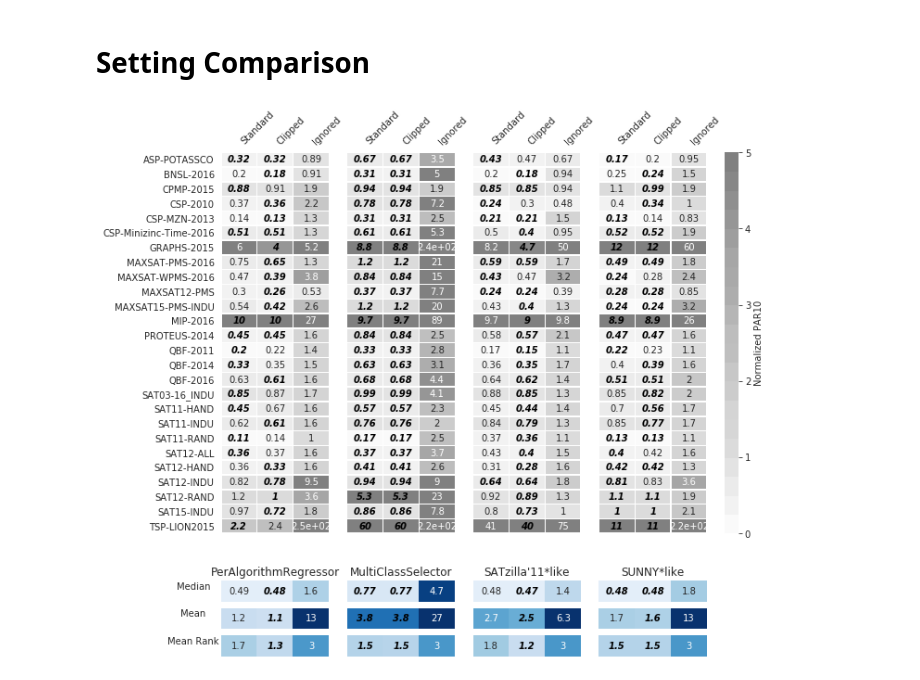
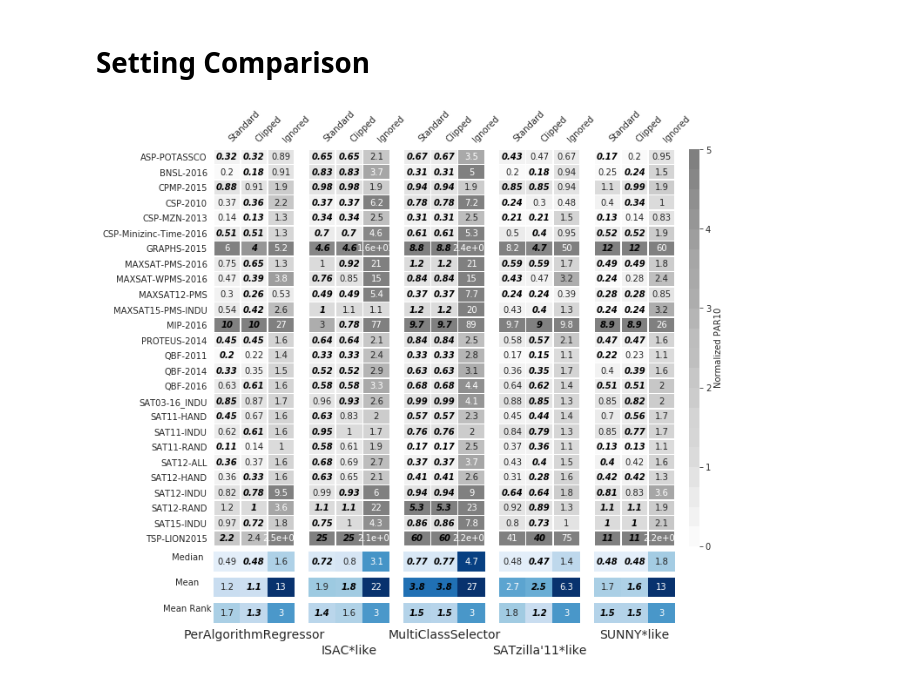
Before and after one commit to alexandertornede/algorithm_survival_analysis, a Jupyter notebook: survival_tests/results/visualization.ipynb, the cells around one changed output. Saved outputs shown, nothing was run; the diff lists cells and outputs as text; code cells hidden in the pictures.

Commit message:
updated results & visualizations

```diff
--- a/survival_tests/results/visualization.ipynb
+++ b/survival_tests/results/visualization.ipynb
@@ -42,7 +42,7 @@ data = data[['ExpectationSurvivalForest', 'AutoSurvivalForest', 'GridSearchSurvi
 
 
 fig = plt.figure(figsize=(10, 10), constrained_layout=False)
-gs = gridspec.GridSpec(4, 3, width_ratios=[30, 50, 2.5], height_ratios=[125, 5, 5, 5], figure=fig, wspace=0.05)
+gs = gridspec.GridSpec(4, 3, width_ratios=[30, 50, 2.5], height_ratios=[125, 5, 5, 5], figure=fig, wspace=0.05, hspace=0.07)
 ax1_1 = fig.add_subplot(gs[0, 0])
 ax1_2 = fig.add_subplot(gs[0, 1])
 ax1_3 = fig.add_subplot(gs[0, 2])
@@ -81,10 +81,10 @@ ax1_2.set_ylabel('')
 
 
 # WORAROUND TO A BUG IN MATPLOTLIB 3.1.1 WHERE THE FIRST AND LAST ROW OF THE HEATMAP ARE CUT
-bottom, top = ax1_1.get_ylim()
-ax1_1.set_ylim(bottom + 0.5, top - 0.5)
-bottom, top = ax1_2.get_ylim()
-ax1_2.set_ylim(bottom + 0.5, top - 0.5)
+#bottom, top = ax1_1.get_ylim()
+#ax1_1.set_ylim(bottom + 0.5, top - 0.5)
+#bottom, top = ax1_2.get_ylim()
+#ax1_2.set_ylim(bottom + 0.5, top - 0.5)
 
 
 num_scenarios, num_algorithms = data.values.shape
@@ -531,7 +533,7 @@ survival_functions[1][-4:] = 0.0247688
 # %%
 data = pd.read_csv(r'./setting_comparison.csv')
 
-approaches = ['PerAlgorithmRegressor', 'MultiClassSelector', 'SATzilla\'11*like', 'SUNNY*like']
+approaches = ['PerAlgorithmRegressor', 'ISAC*like', 'MultiClassSelector', 'SATzilla\'11*like', 'SUNNY*like']
 #approaches = ['PerAlgorithmRegressor', 'MultiClassSelector']
 
 fig = plt.figure(figsize=(10, 10), constrained_layout=False)
@@ -539,7 +541,7 @@ num_cols = len(approaches) + 1
 width_ratios = [40 for _ in range(len(approaches))]
 width_ratios.append(5)
 
-gs1 = gridspec.GridSpec(4, num_cols, width_ratios=width_ratios, height_ratios=[100, 5, 5, 5], figure=fig, wspace=0.2)
+gs1 = gridspec.GridSpec(4, num_cols, width_ratios=width_ratios, height_ratios=[100, 5, 5, 5], figure=fig, wspace=0.2, hspace=0.05)
 gs2 = gridspec.GridSpec(4, num_cols, width_ratios=width_ratios, height_ratios=[100, 5, 5, 5], figure=fig, wspace=0.2, hspace=0.05)
 
 axes1 = [fig.add_subplot(gs1[0, num]) for num in range(num_cols)]
@@ -607,37 +609,43 @@ for num, approach in tqdm(enumerate(approaches)):
             text = ax.texts[idx]
             #text.set_size(12)
             text.set_weight('bold')
             text.set_color('black')
             text.set_style('italic')
 
 
     if num > 0:
         axes1[num].axes.get_yaxis().set_visible(False)
 
-for ax in axes1[:-1]:
-    bottom, top = ax.get_ylim()
-    ax.set_ylim(bottom + 0.5, top - 0.5)
+#for ax in axes1[:-1]:
+#    bottom, top = ax.get_ylim()
+#    ax.set_ylim(bottom + 0.5, top - 0.5)
 
-for num, ax in enumerate(axes2):
+for ax in axes2:
     ax.set_xlabel('')
     ax.set_ylabel('')
-    ax.set_title(approaches[num], y=1.3)
 
 axes2[0].set_ylabel('Median', rotation=0, labelpad=30)
 
 for ax in axes3:
     ax.set_xlabel('')
     ax.set_ylabel('')
 
 axes3[0].set_ylabel('Mean', rotation=0, labelpad=30)
 
-for ax in axes4:
+for num, ax in enumerate(axes4):
     ax.set_xlabel('')
     ax.set_ylabel('')
+    label = ax.set_xlabel(approaches[num], fontsize=14)
+    ax.xaxis.set_label_coords(0.50, -0.3 - 0.8 * (num % 2))
+
+
+
+
+
 
 axes4[0].set_ylabel('Mean Rank', rotation=0, labelpad=30)
 
 fig.savefig(r'./setting_comparison.pdf', bbox_inches='tight')
 plt.show()
 # %% [output]
-[figure, old version]
+[figure, new version]
```
Also changed, not shown: parts of 4 cells of this notebook, 6 other files.
